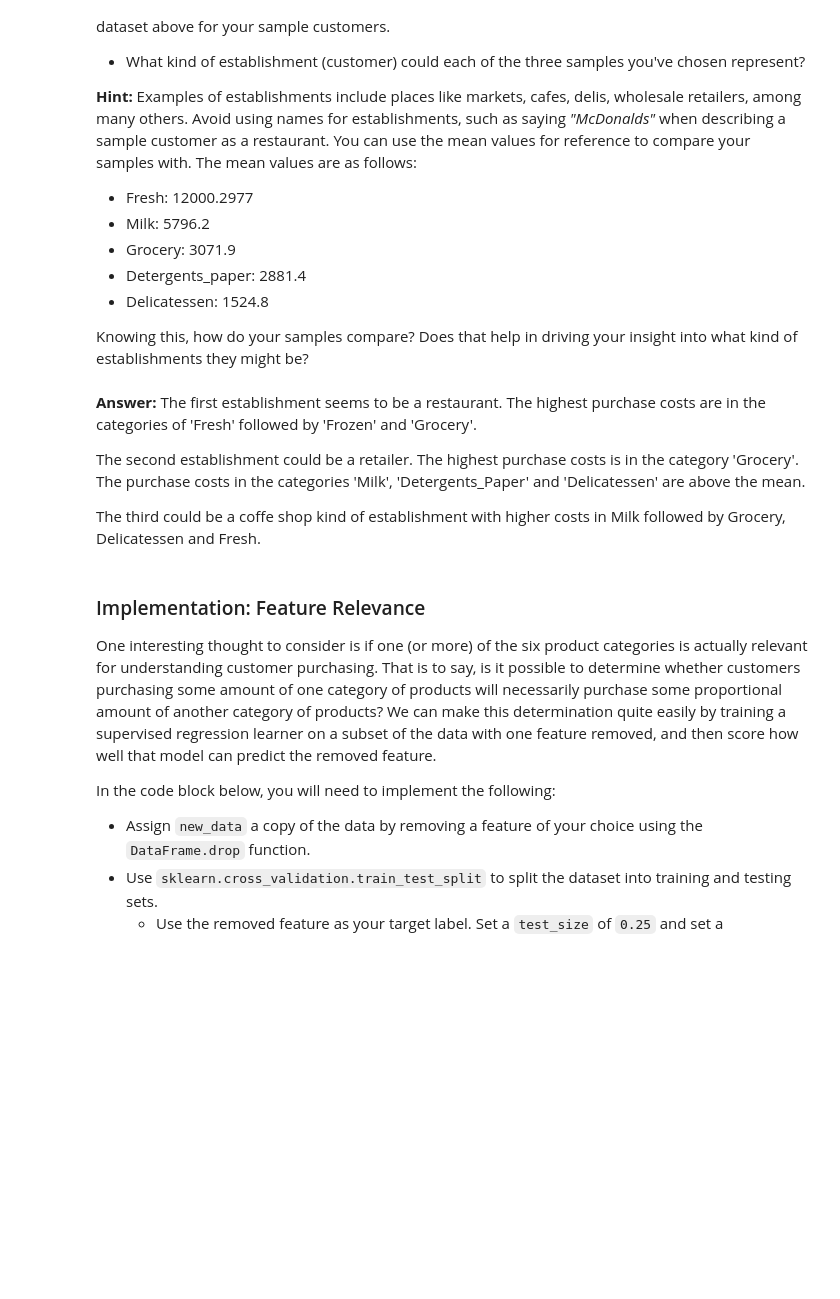
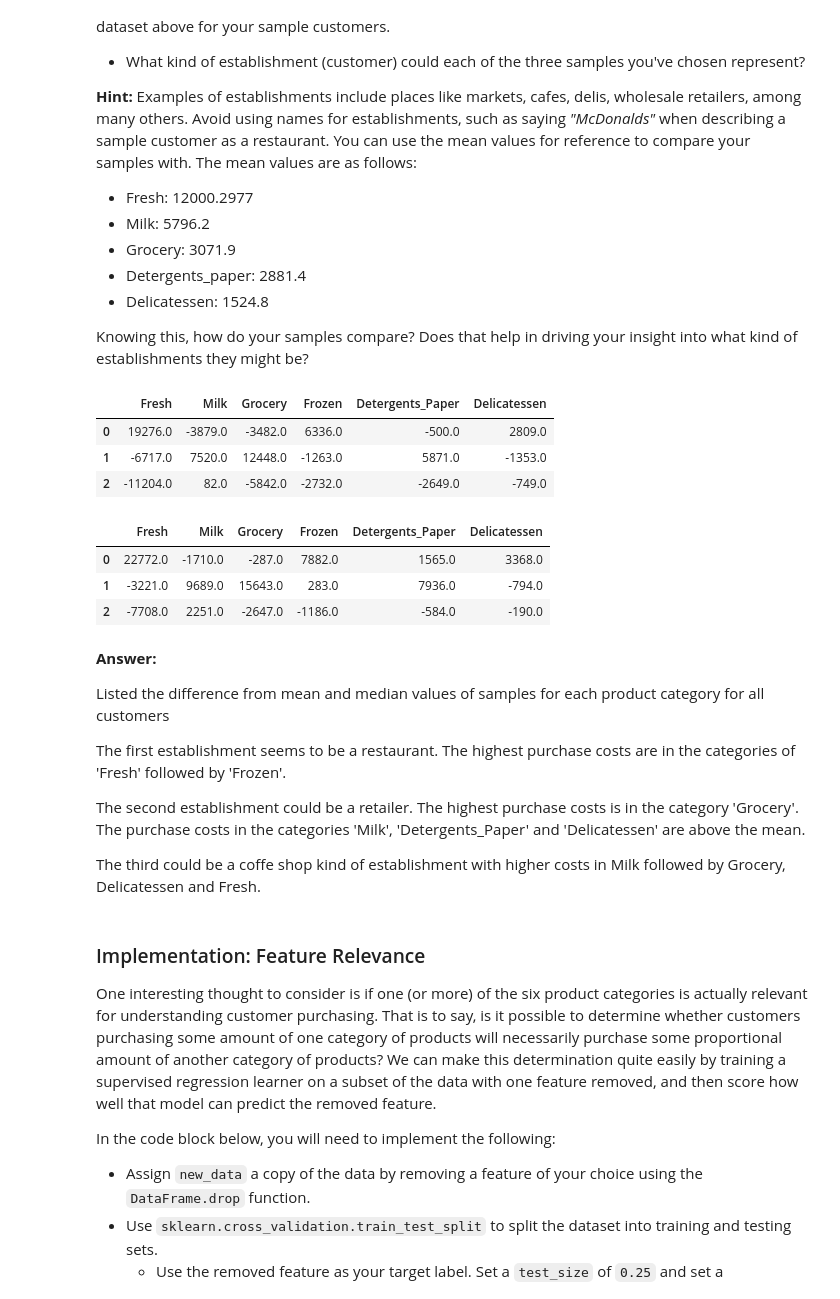
Before and after one commit to chandrasekhar-s/customer_segments, a Jupyter notebook: customer_segments.ipynb, the cells around one changed output. Saved outputs shown, nothing was run; the diff lists cells and outputs as text; code cells hidden in the pictures; blank space fills up the shorter version.

```diff
--- a/customer_segments.ipynb
+++ b/customer_segments.ipynb
@@ -87,9 +87,24 @@ Consider the total purchase cost of each product category and the statistical de
 * Delicatessen: 1524.8
 
 Knowing this, how do your samples compare? Does that help in driving your insight into what kind of establishments they might be?
+# %%
+display(samples - data.mean().round())
+display(samples - data.median().round())
+# %% [output]
+|  | Fresh | Milk | Grocery | Frozen | Detergents_Paper | Delicatessen |
+| 0 | 19276.0 | -3879.0 | -3482.0 | 6336.0 | -500.0 | 2809.0 |
+| 1 | -6717.0 | 7520.0 | 12448.0 | -1263.0 | 5871.0 | -1353.0 |
+| 2 | -11204.0 | 82.0 | -5842.0 | -2732.0 | -2649.0 | -749.0 |
+|  | Fresh | Milk | Grocery | Frozen | Detergents_Paper | Delicatessen |
+| 0 | 22772.0 | -1710.0 | -287.0 | 7882.0 | 1565.0 | 3368.0 |
+| 1 | -3221.0 | 9689.0 | 15643.0 | 283.0 | 7936.0 | -794.0 |
+| 2 | -7708.0 | 2251.0 | -2647.0 | -1186.0 | -584.0 | -190.0 |
 # %% [markdown]
 **Answer:**
-The first establishment seems to be a restaurant. The highest purchase costs are in the categories of 'Fresh' followed by 'Frozen' and 'Grocery'.
+
+Listed the difference from mean and median values of samples for each product category for all customers
+
+The first establishment seems to be a restaurant. The highest purchase costs are in the categories of 'Fresh' followed by 'Frozen'.
 
 The second establishment could be a retailer. The highest purchase costs is in the category 'Grocery'. The purchase costs in the categories 'Milk', 'Detergents_Paper' and 'Delicatessen' are above the mean.
 
```
Also changed, not shown: parts of 12 cells of this notebook, 1 other file.
